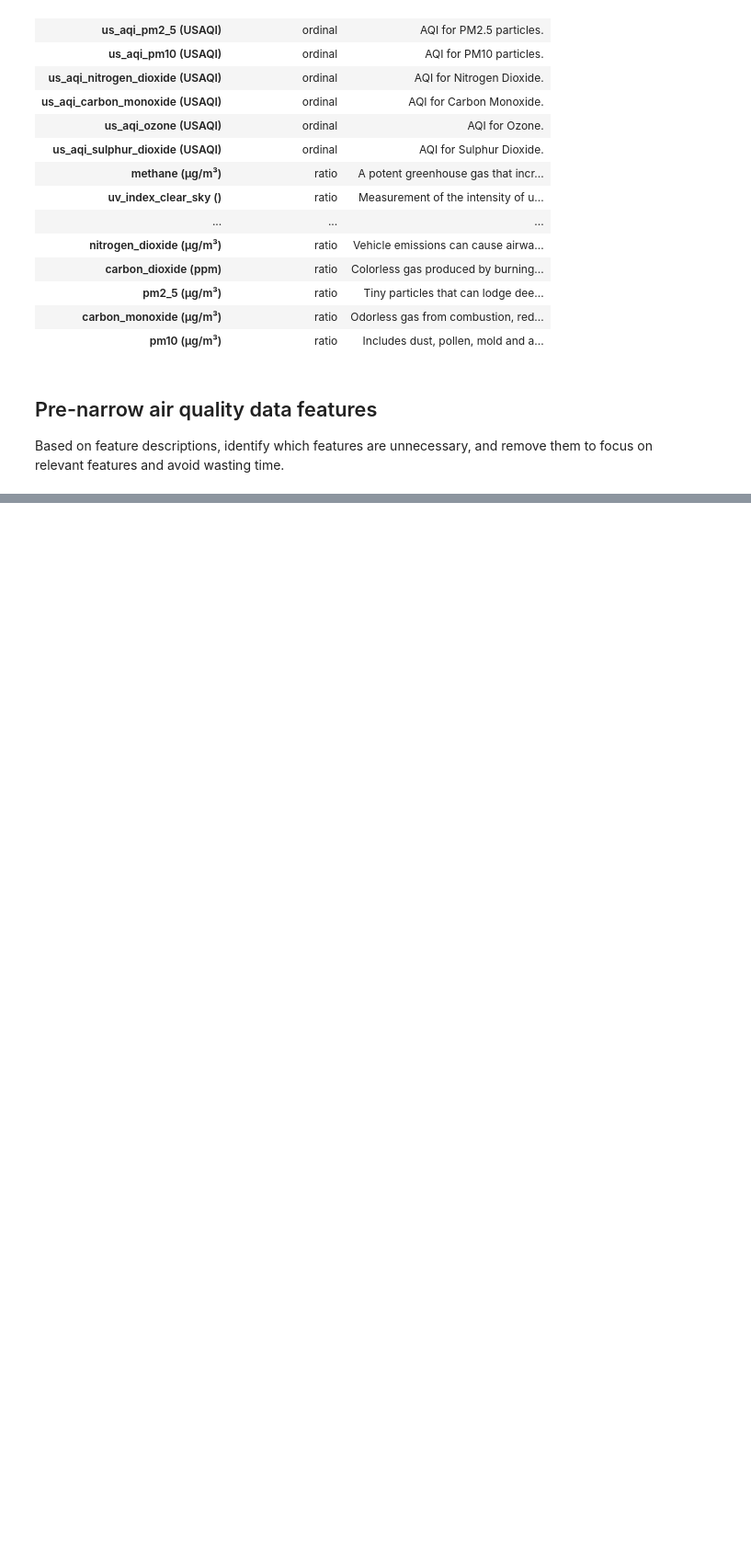
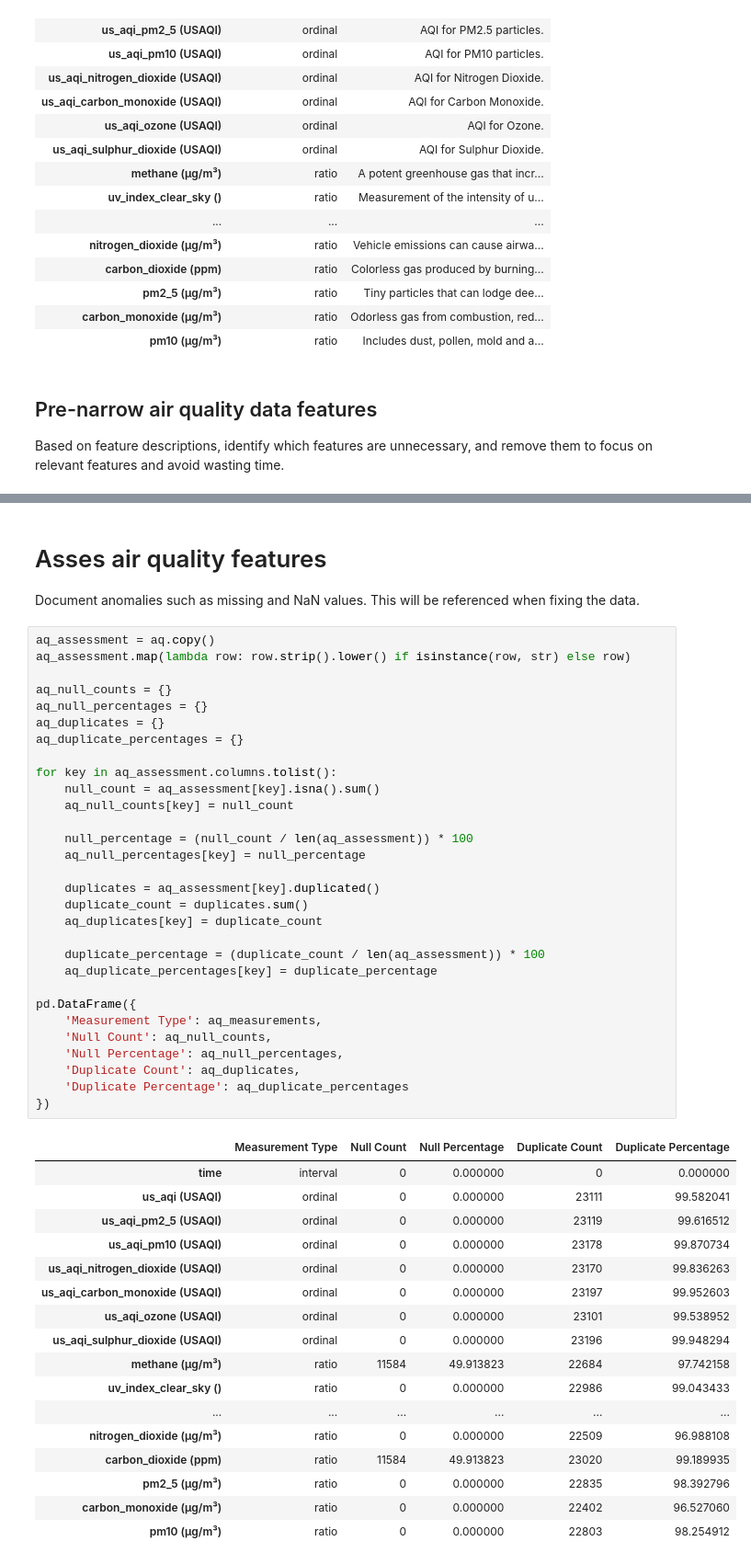
Before and after one commit to ianbunag/cmpe-255-data-mining-project, a Jupyter notebook: 03-08-eda-open-meteo.ipynb, the cells around one changed output, grey strips where cells are left out. Shown at 92% size. Cells and saved outputs as stored; diff of their text form; blank space fills up the shorter version.

Commit message:
Assess features

```diff
--- a/03-08-eda-open-meteo.ipynb
+++ b/03-08-eda-open-meteo.ipynb
@@ -107,3 +107,55 @@ aq_preview.sort_values('null_count', ascending=True).head(3).drop('null_count',
 | 11603 | 2024-10-26 11:00 | 61 | 61 | 23 | 6 | ... |
 | 15475 | 2025-04-05 19:00 | 53 | 53 | 17 | 13 | ... |
 | 15474 | 2025-04-05 18:00 | 53 | 53 | 16 | 9 | ... |
+# %% [markdown]
+# Asses air quality features
+
+Document anomalies such as missing and NaN values. This will be referenced when fixing the data.
+# %%
+aq_assessment = aq.copy()
+aq_assessment.map(lambda row: row.strip().lower() if isinstance(row, str) else row)
+
+aq_null_counts = {}
+aq_null_percentages = {}
+aq_duplicates = {}
+aq_duplicate_percentages = {}
+
+for key in aq_assessment.columns.tolist():
+    null_count = aq_assessment[key].isna().sum()
+    aq_null_counts[key] = null_count
+
+    null_percentage = (null_count / len(aq_assessment)) * 100
+    aq_null_percentages[key] = null_percentage
+
+    duplicates = aq_assessment[key].duplicated()
+    duplicate_count = duplicates.sum()
+    aq_duplicates[key] = duplicate_count
+
+    duplicate_percentage = (duplicate_count / len(aq_assessment)) * 100
+    aq_duplicate_percentages[key] = duplicate_percentage
+
+pd.DataFrame({
+    'Measurement Type': aq_measurements,
+    'Null Count': aq_null_counts,
+    'Null Percentage': aq_null_percentages,
+    'Duplicate Count': aq_duplicates,
+    'Duplicate Percentage': aq_duplicate_percentages
+})
+# %% [output]
+|  | Measurement Type | Null Count | Null Percentage | Duplicate Count | Duplicate Percentage |
+| time | interval | 0 | 0.000000 | 0 | 0.000000 |
+| us_aqi (USAQI) | ordinal | 0 | 0.000000 | 23111 | 99.582041 |
+| us_aqi_pm2_5 (USAQI) | ordinal | 0 | 0.000000 | 23119 | 99.616512 |
+| us_aqi_pm10 (USAQI) | ordinal | 0 | 0.000000 | 23178 | 99.870734 |
+| us_aqi_nitrogen_dioxide (USAQI) | ordinal | 0 | 0.000000 | 23170 | 99.836263 |
+| us_aqi_carbon_monoxide (USAQI) | ordinal | 0 | 0.000000 | 23197 | 99.952603 |
+| us_aqi_ozone (USAQI) | ordinal | 0 | 0.000000 | 23101 | 99.538952 |
+| us_aqi_sulphur_dioxide (USAQI) | ordinal | 0 | 0.000000 | 23196 | 99.948294 |
+| methane (μg/m³) | ratio | 11584 | 49.913823 | 22684 | 97.742158 |
+| uv_index_clear_sky () | ratio | 0 | 0.000000 | 22986 | 99.043433 |
+| ... | ... | ... | ... | ... | ... |
+| nitrogen_dioxide (μg/m³) | ratio | 0 | 0.000000 | 22509 | 96.988108 |
+| carbon_dioxide (ppm) | ratio | 11584 | 49.913823 | 23020 | 99.189935 |
+| pm2_5 (μg/m³) | ratio | 0 | 0.000000 | 22835 | 98.392796 |
+| carbon_monoxide (μg/m³) | ratio | 0 | 0.000000 | 22402 | 96.527060 |
+| pm10 (μg/m³) | ratio | 0 | 0.000000 | 22803 | 98.254912 |
```
Also changed, not shown: 1 other file.
